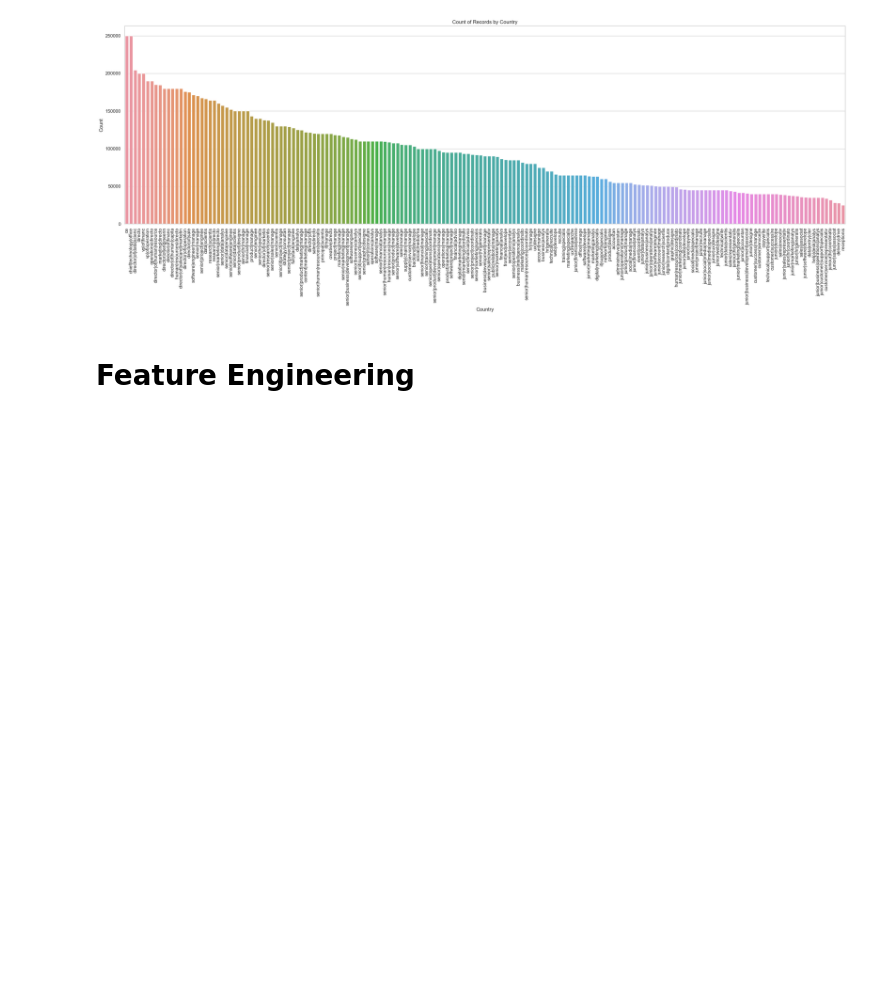
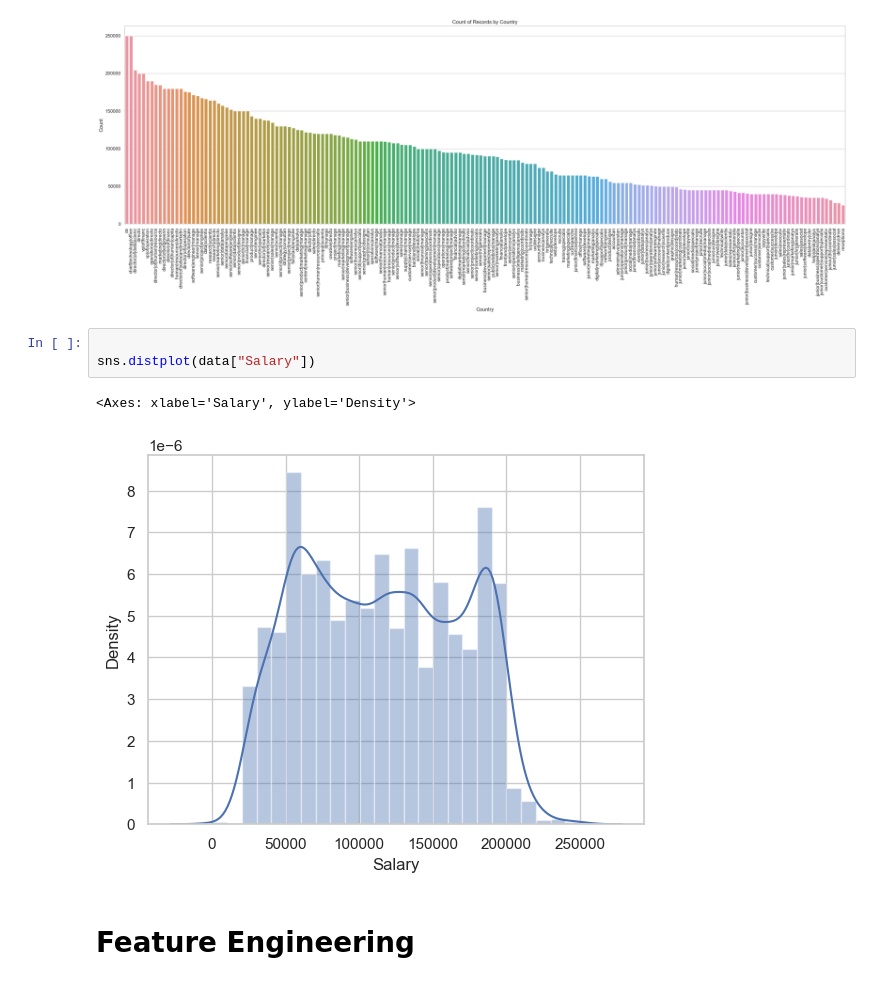
Before and after one commit to Saarle/Regression-Project, a Jupyter notebook: Regression_Project_.ipynb, the cells around one changed output. Drawn from its saved outputs; the diff is of its cells as text; blank space fills up the shorter version.

```diff
--- a/Regression_Project_.ipynb
+++ b/Regression_Project_.ipynb
@@ -299,6 +284,12 @@ plt.title('Count of Records by Country')
 plt.tight_layout()
 # %% [output]
 [figure]
+# %%
+
+sns.distplot(data["Salary"])
+# %% [output]
+<Axes: xlabel='Salary', ylabel='Density'>
+[figure, added]
 # %% [markdown]
 # **Feature Engineering**
 # %%
```
Also changed, not shown: parts of 54 cells of this notebook.
